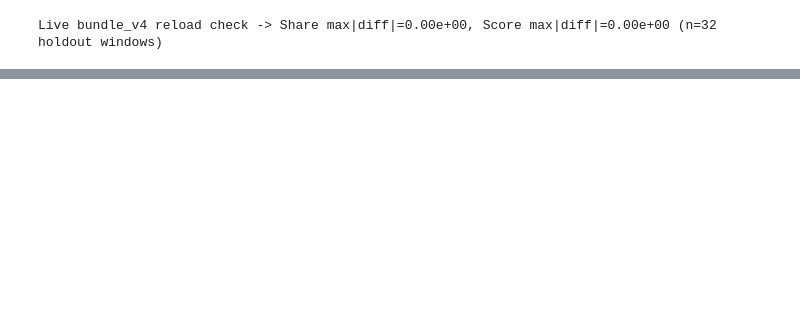
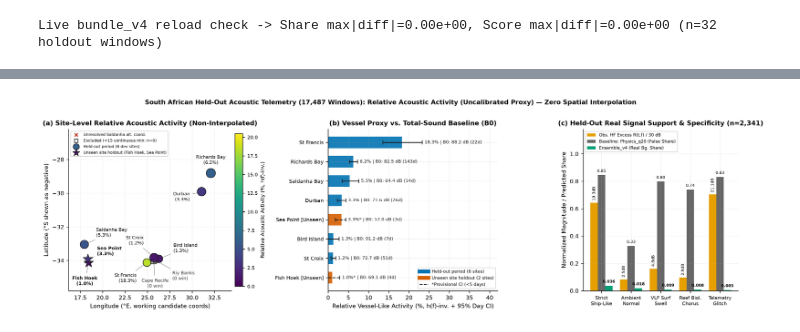
Before and after one commit to ebotchway/french-embassy-underwater-vessel-noise-challenge, a Jupyter notebook: notebooks/03_domain_generalization_v3_v4_and_standards.ipynb, the cells around one changed output, grey strips where cells are left out. Cells and saved outputs as stored; diff of their text form; code cells hidden in the pictures; blank space fills up the shorter version.

Commit message:
feat: add relative vessel activity evaluation script and update manuscript artifacts

```diff
--- a/notebooks/03_domain_generalization_v3_v4_and_standards.ipynb
+++ b/notebooks/03_domain_generalization_v3_v4_and_standards.ipynb
@@ -379,0 +384,11 @@ Live bundle_v4 reload check -> Share max|diff|=0.00e+00, Score max|diff|=0.00e+0
+# %%
+sa_site = pd.read_csv(ROOT / "reports/standards_benchmark/sa_site_relative_vessel_activity.csv")
+sa_sup = pd.read_csv(ROOT / "reports/standards_benchmark/sa_heldout_signal_support.csv")
+display(sa_site[[
+    "display_name", "eval_scope", "windows_heldout", "calendar_days", "provisional_low_days",
+    "rel_vessel_activity_pct", "rel_ci95_low_pct", "rel_ci95_high_pct",
+    "total_sound_median_db", "physics_q20_mean_share", "ensemble_v4_mean_share"
+]].round(4))
+display(sa_sup.round(4))
+display(Image(filename=str(ROOT / "reports/standards_benchmark/figures/fig2_site_relative_acoustic_activity_map.png"), width=920))
+# %% [output]
@@ -379,0 +422 @@ Live bundle_v4 reload check -> Share max|diff|=0.00e+00, Score max|diff|=0.00e+0
+[figure, added]
```
Also changed, not shown: parts of 2 cells of this notebook, 15 other files.
